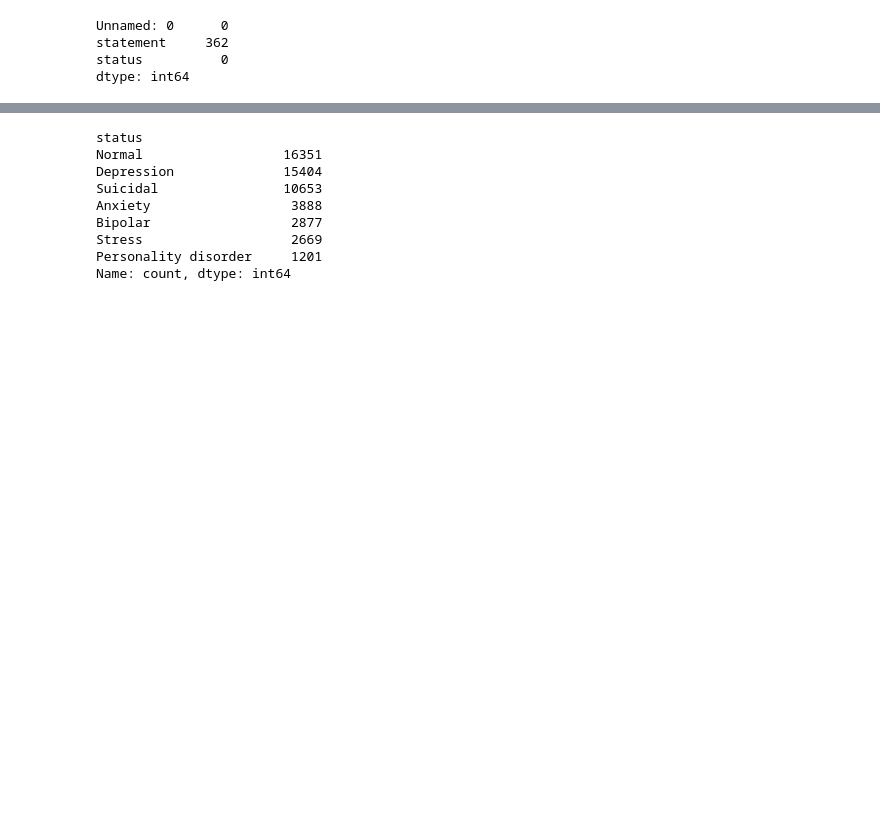
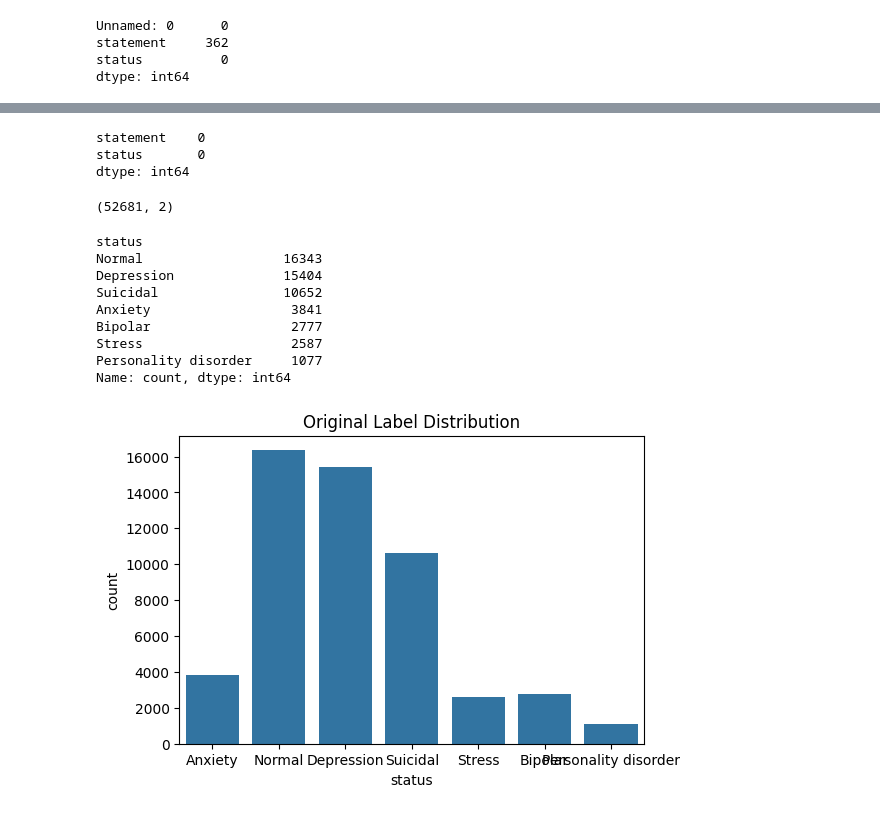
Before and after one commit to YashSonbhurra/ai-exam-anxiety-detector, a Jupyter notebook: notebooks/01_dataset_inspection.ipynb, the cells around one changed output, grey strips where cells are left out. Saved outputs shown, nothing was run; the diff lists cells and outputs as text; code cells hidden in the pictures; blank space fills up the shorter version.

```diff
--- a/notebooks/01_dataset_inspection.ipynb
+++ b/notebooks/01_dataset_inspection.ipynb
@@ -13,0 +10,6 @@ df.head()
+# %%
+# Load dataset
+df = pd.read_csv("../data/Combined Data.csv")
+
+# View first 5 rows
+df.head()
@@ -36,12 +52,35 @@ dtype: int64
+# %%
+# Drop unwanted index column
+df = df.drop(columns=['Unnamed: 0'])
+# %%
+# Drop rows with missing text
+df = df.dropna(subset=['statement'])
+# %%
+df.isnull().sum()
+# %% [output]
+statement    0
+status       0
+dtype: int64
+# %%
+df.shape
+# %% [output]
+(52681, 2)
 # %%
 df['status'].value_counts()
 # %% [output]
 status
-Normal                  16351
+Normal                  16343
 Depression              15404
-Suicidal                10653
-Anxiety                  3888
-Bipolar                  2877
-Stress                   2669
-Personality disorder     1201
+Suicidal                10652
+Anxiety                  3841
+Bipolar                  2777
+Stress                   2587
+Personality disorder     1077
 Name: count, dtype: int64
+# %%
+plt.figure(figsize=(6,4))
+sns.countplot(x='status', data=df)
+plt.title("Original Label Distribution")
+plt.show()
+# %% [output]
+[figure, added]
```
Also changed, not shown: parts of 14 cells of this notebook, 4 other files.
